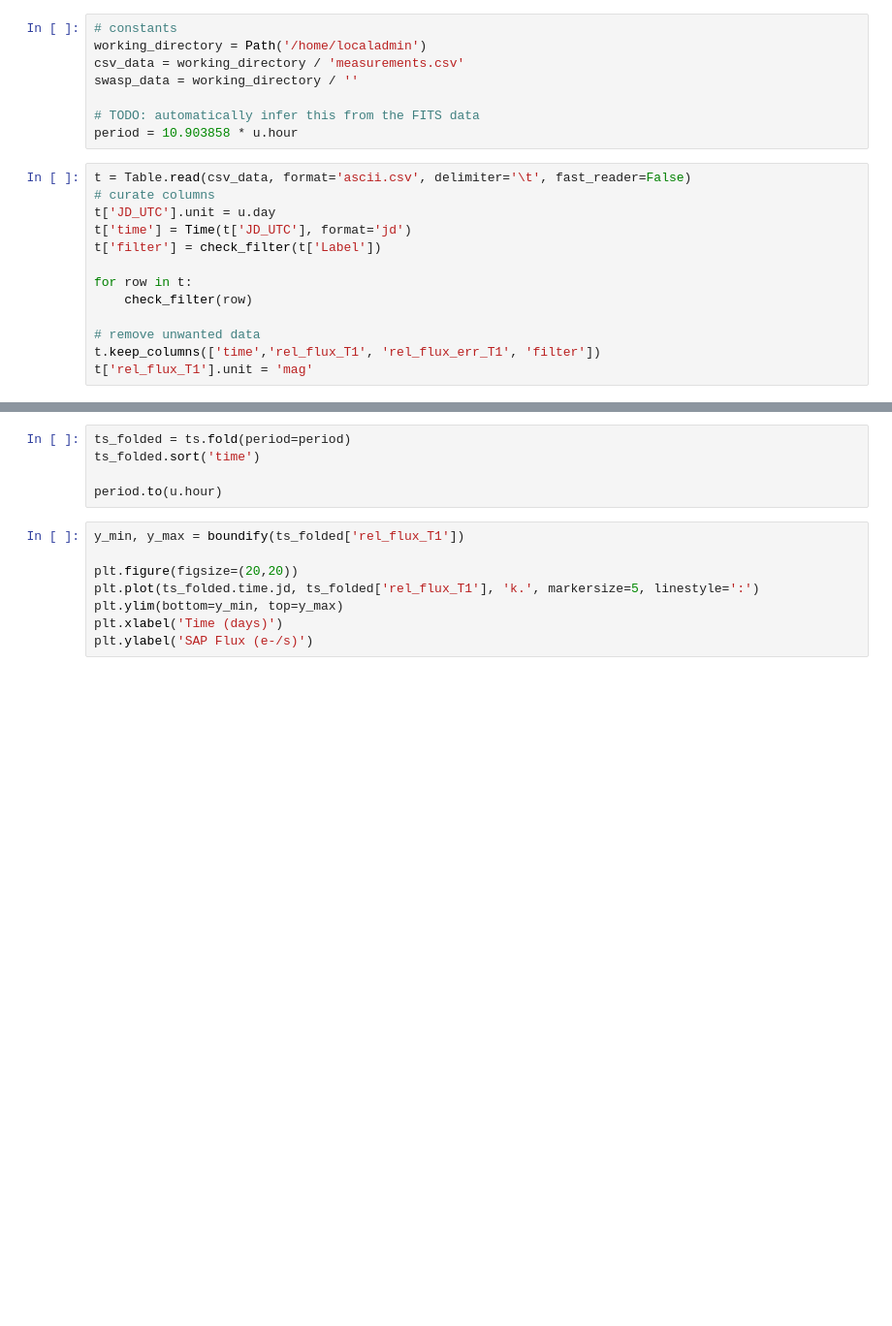
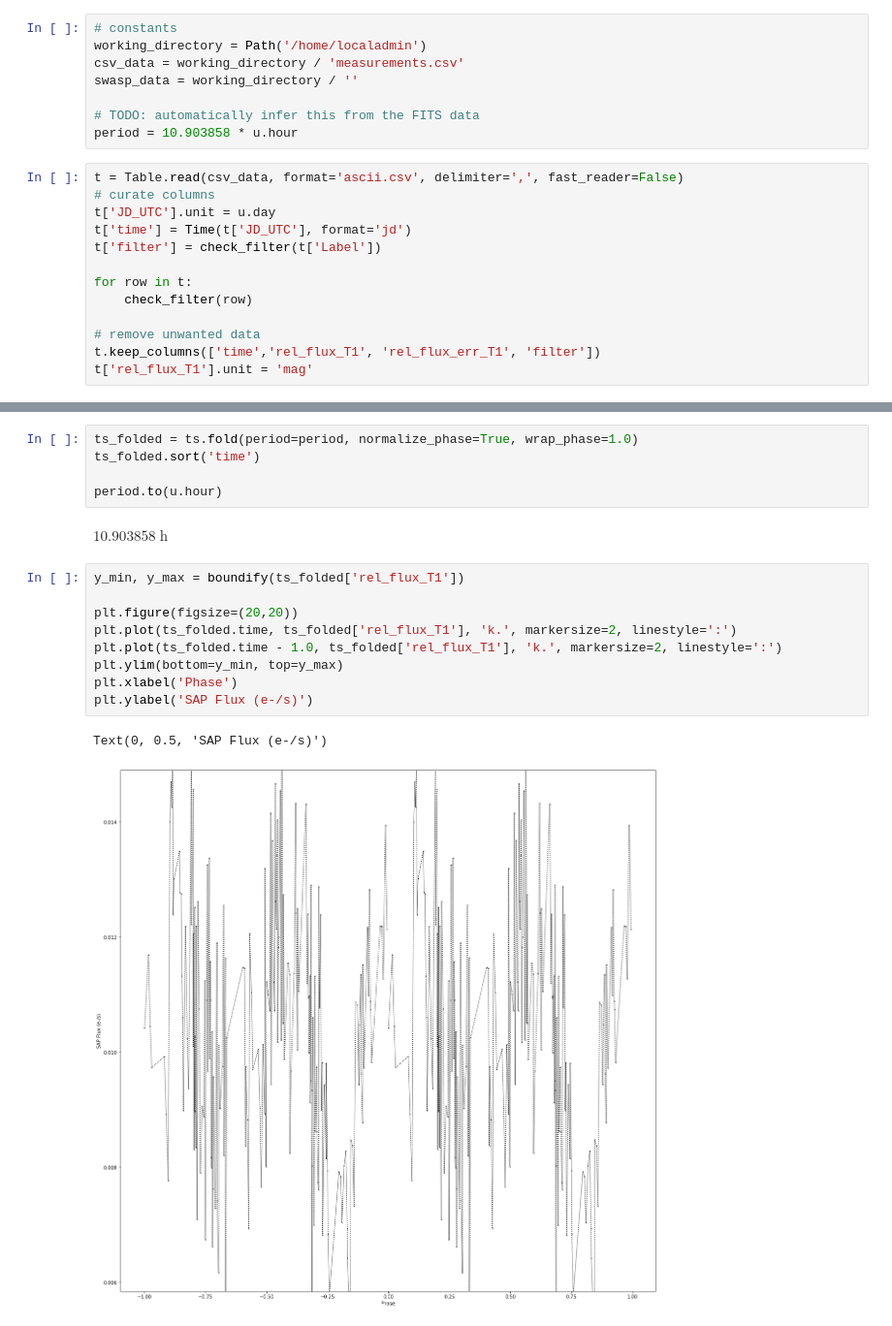
Before and after one commit to porkfactor/SXS810, a Jupyter notebook: Plot Multi-band Measurements.ipynb, the cells around one changed output, grey strips where cells are left out. Shown at 97% size. Cells and saved outputs as stored; diff of their text form; blank space fills up the shorter version.

```diff
--- a/Plot Multi-band Measurements.ipynb
+++ b/Plot Multi-band Measurements.ipynb
@@ -40,7 +40,7 @@ swasp_data = working_directory / ''
 # TODO: automatically infer this from the FITS data
 period = 10.903858 * u.hour
 # %%
-t = Table.read(csv_data, format='ascii.csv', delimiter='\t', fast_reader=False)
+t = Table.read(csv_data, format='ascii.csv', delimiter=',', fast_reader=False)
 # curate columns
 t['JD_UTC'].unit = u.day
 t['time'] = Time(t['JD_UTC'], format='jd')
@@ -58,13 +79,19 @@ t
 # %%
-ts_folded = ts.fold(period=period)
+ts_folded = ts.fold(period=period, normalize_phase=True, wrap_phase=1.0)
 ts_folded.sort('time')
 
 period.to(u.hour)
+# %% [output]
+$10.903858 \; \mathrm{h}$
 # %%
 y_min, y_max = boundify(ts_folded['rel_flux_T1'])
 
 plt.figure(figsize=(20,20))
-plt.plot(ts_folded.time.jd, ts_folded['rel_flux_T1'], 'k.', markersize=5, linestyle=':')
+plt.plot(ts_folded.time, ts_folded['rel_flux_T1'], 'k.', markersize=2, linestyle=':')
+plt.plot(ts_folded.time - 1.0, ts_folded['rel_flux_T1'], 'k.', markersize=2, linestyle=':')
 plt.ylim(bottom=y_min, top=y_max)
-plt.xlabel('Time (days)')
+plt.xlabel('Phase')
 plt.ylabel('SAP Flux (e-/s)')
+# %% [output]
+Text(0, 0.5, 'SAP Flux (e-/s)')
+[figure, added]
```
Also changed, not shown: parts of 5 cells of this notebook, 6 other files.
